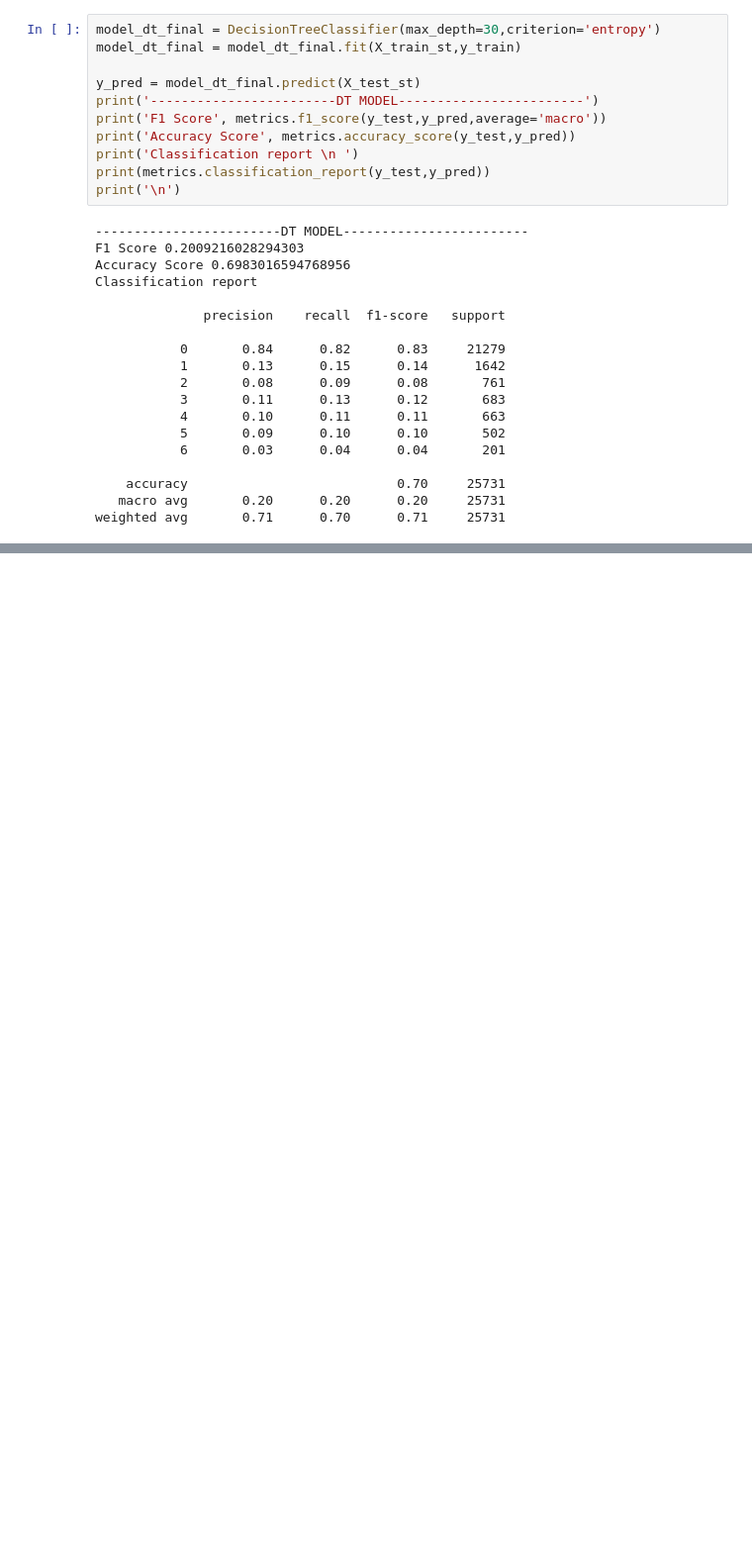
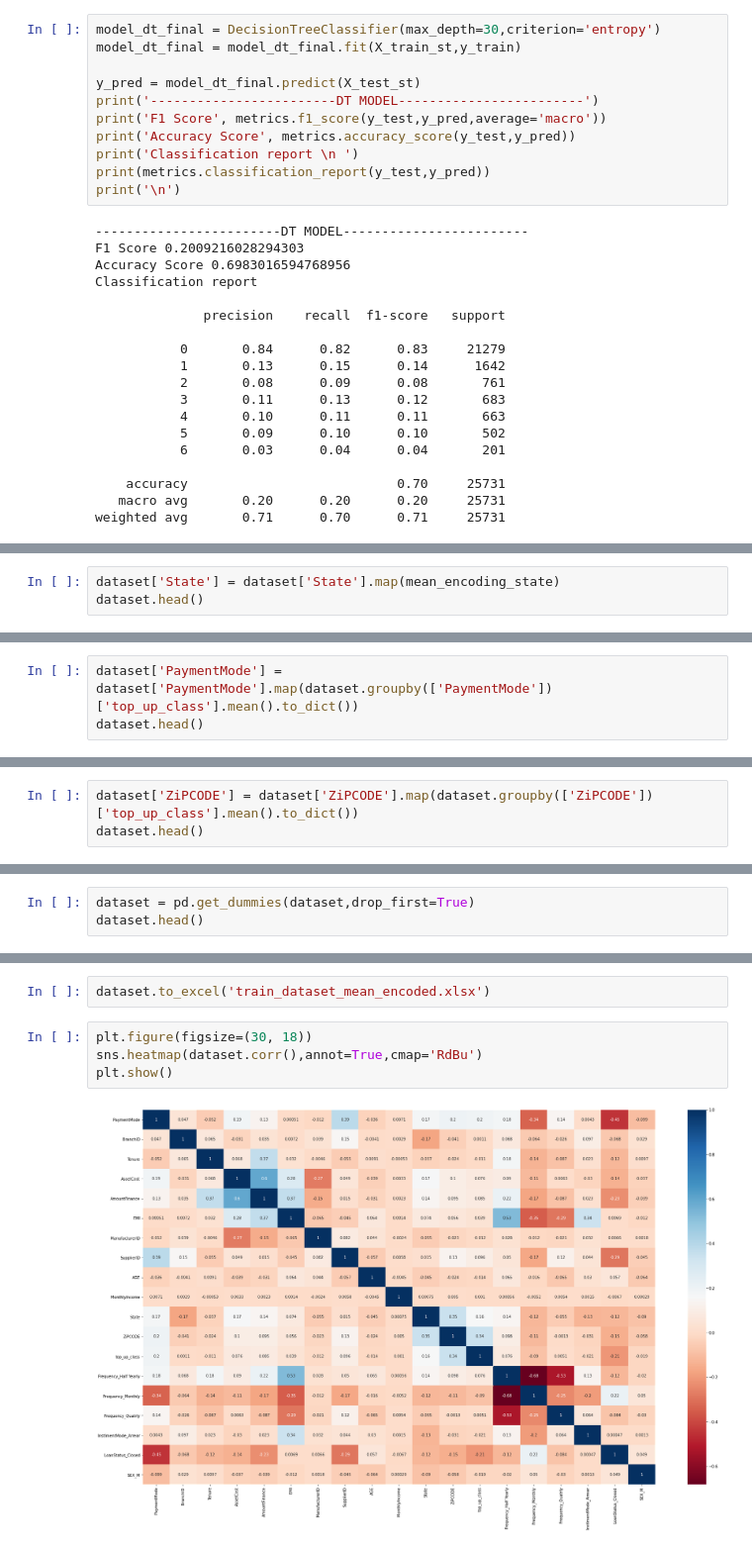
Before and after one commit to LuckyRathod/Data-Science-Competitions, a Jupyter notebook: LTFS Data Science Finhack 2021/Ltfs_topup_v2_model_training.ipynb, the cells around one changed output, grey strips where cells are left out. Shown at 99% size. Drawn from its saved outputs; the diff is of its cells as text; blank space fills up the shorter version.

```diff
--- a/LTFS Data Science Finhack 2021/Ltfs_topup_v2_model_training.ipynb
+++ b/LTFS Data Science Finhack 2021/Ltfs_topup_v2_model_training.ipynb
@@ -519,0 +642,3 @@ weighted avg       0.71      0.70      0.71     25731
+# %%
+dataset['State'] = dataset['State'].map(mean_encoding_state)
+dataset.head()
@@ -519,0 +652,3 @@ weighted avg       0.71      0.70      0.71     25731
+# %%
+dataset['PaymentMode'] = dataset['PaymentMode'].map(dataset.groupby(['PaymentMode'])['top_up_class'].mean().to_dict())
+dataset.head()
@@ -519,0 +662,3 @@ weighted avg       0.71      0.70      0.71     25731
+# %%
+dataset['ZiPCODE'] = dataset['ZiPCODE'].map(dataset.groupby(['ZiPCODE'])['top_up_class'].mean().to_dict())
+dataset.head()
@@ -519,0 +693,3 @@ weighted avg       0.71      0.70      0.71     25731
+# %%
+dataset = pd.get_dummies(dataset,drop_first=True)
+dataset.head()
@@ -519,0 +716,8 @@ weighted avg       0.71      0.70      0.71     25731
+# %%
+dataset.to_excel('train_dataset_mean_encoded.xlsx')
+# %%
+plt.figure(figsize=(30, 18))
+sns.heatmap(dataset.corr(),annot=True,cmap='RdBu')
+plt.show()
+# %% [output]
+[figure, added]
```
Also changed, not shown: parts of 75 cells of this notebook, 5 other files.
